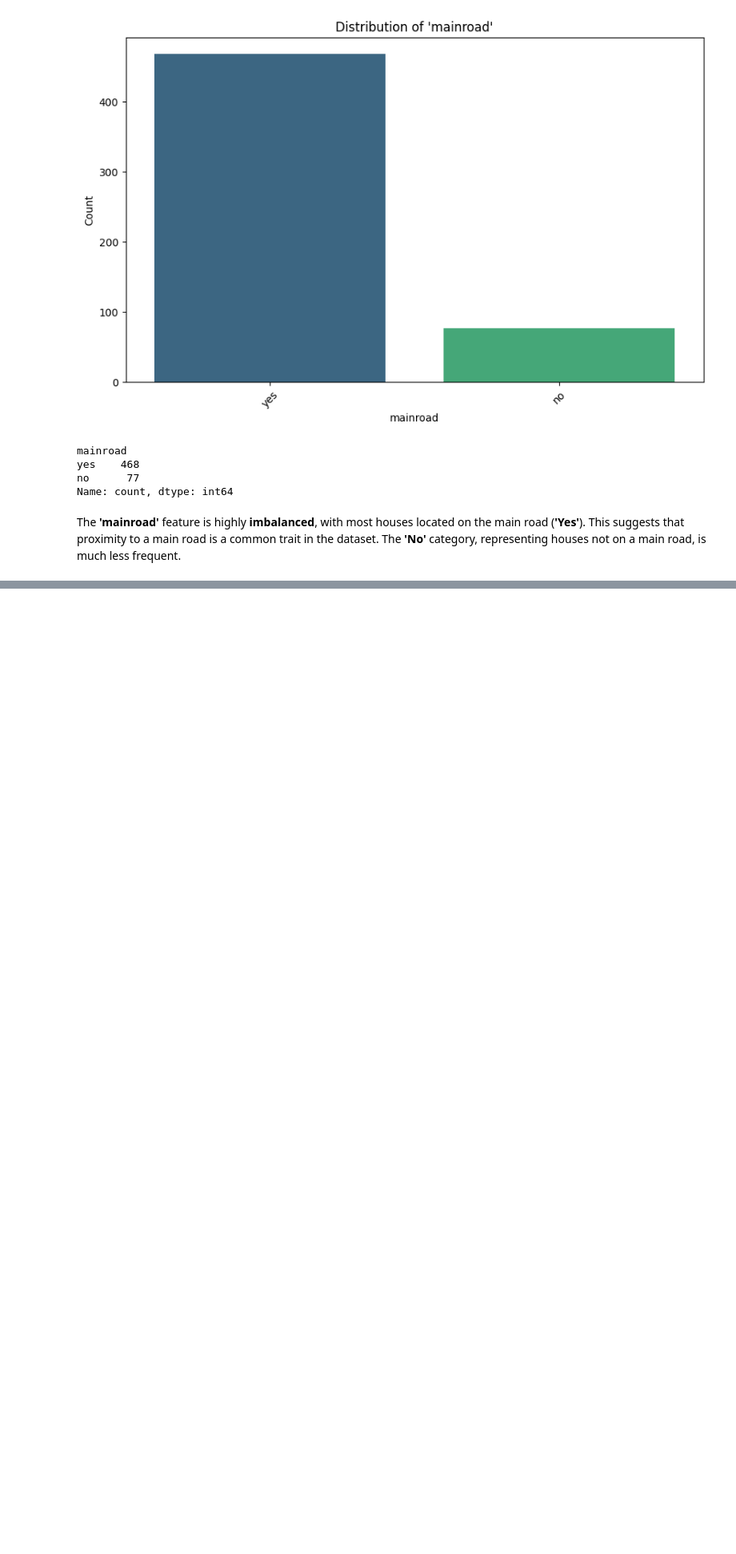
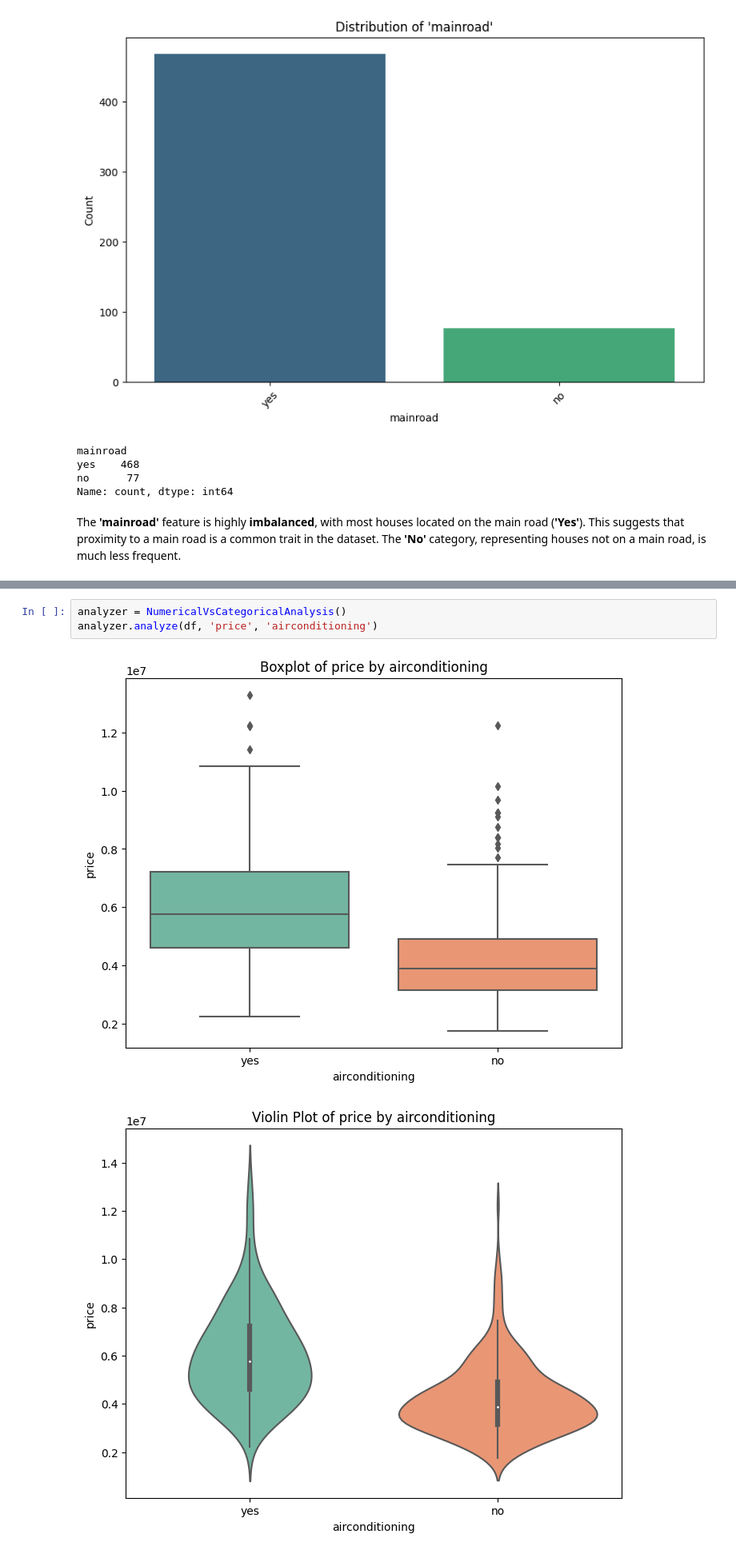
Before and after one commit to nassim1014/HousePrices_w_DP_and_ZenML, a Jupyter notebook: analysis/EDA.ipynb, the cells around one changed output, grey strips where cells are left out. Shown: that part at 80% size. Saved outputs shown, nothing was run; the diff lists cells and outputs as text; blank space fills up the shorter version.

```diff
--- a/analysis/EDA.ipynb
+++ b/analysis/EDA.ipynb
@@ -250,0 +241,6 @@ The **'mainroad'** feature is highly **imbalanced**, with most houses located on
+# %%
+analyzer = NumericalVsCategoricalAnalysis()
+analyzer.analyze(df, 'price', 'airconditioning')
+# %% [output]
+[figure, added]
+[figure, added]
```
Also changed, not shown: parts of 6 cells of this notebook, 2 other files.
